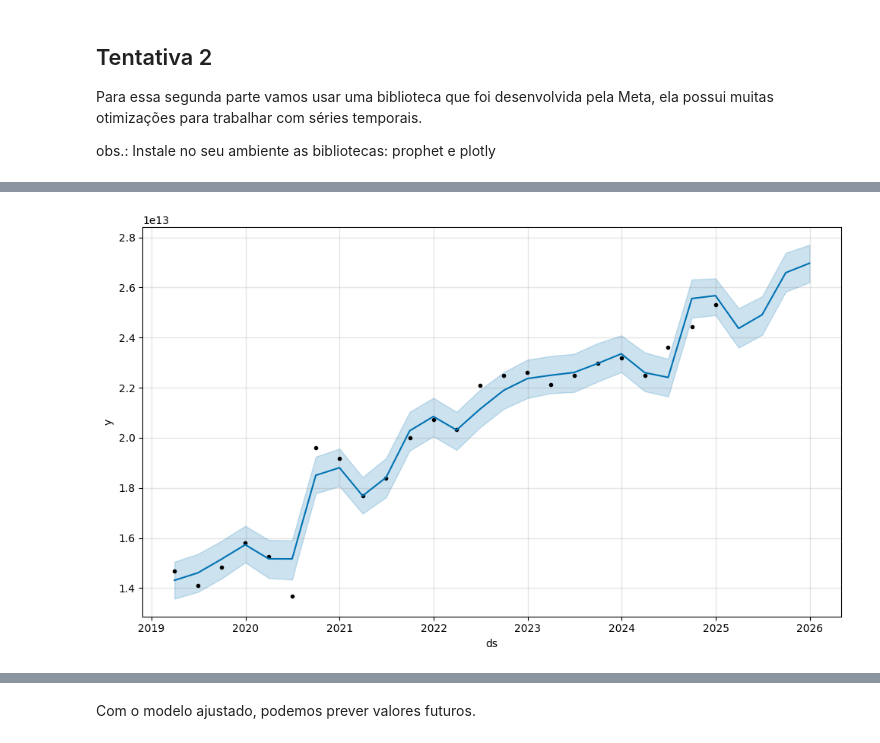
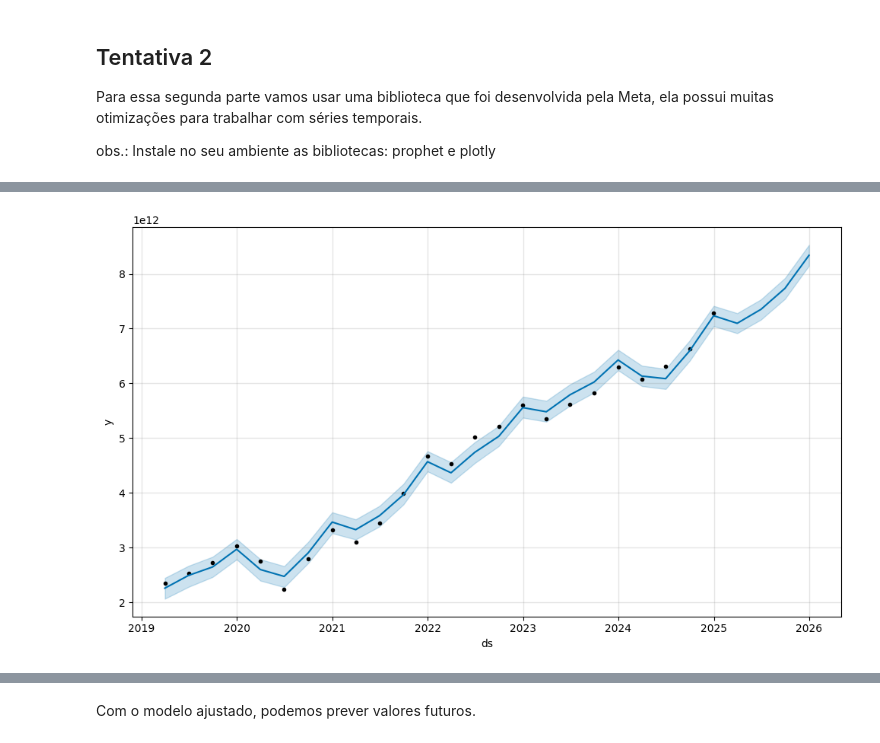
Before and after one commit to cauanwarlly/ETL_BCB, a Jupyter notebook: MachineLearning.ipynb, the cells around one changed output, grey strips where cells are left out. Drawn from its saved outputs; the diff is of its cells as text; code cells hidden in the pictures.

```diff
--- a/MachineLearning.ipynb
+++ b/MachineLearning.ipynb
@@ -80,0 +79,39 @@ plt.show()
+# %%
+melhores_variaveis = importantes.head(8).index.tolist()
+
+df['lag1'] = df['valorCartaoCredito'].shift(1)
+df['lag2'] = df['valorCartaoCredito'].shift(2)
+
+df_model = df.dropna()
+
+X = df_model[melhores_variaveis + ['lag1', 'lag2']]
+y = df_model['valorCartaoCredito']
+
+X_train, X_test, y_train, y_test = train_test_split(X, y, shuffle=False, test_size=0.3)
+
+modelo = RandomForestRegressor(
+    n_estimators=100,
+    max_depth=4,
+    min_samples_split=3,
+    min_samples_leaf=2,
+    max_features='log2',
+    random_state=42
+)
+modelo.fit(X_train, y_train)
+
+y_pred = modelo.predict(X_test)
+rmse = np.sqrt(mean_squared_error(y_test, y_pred))
+print(f"RMSE: {rmse:,.2f}")
+
+y_full = np.concatenate([modelo.predict(X_train), y_pred])
+datas_full = df_model['datatrimestre'].iloc[-len(y_full):]
+plt.figure(figsize=(12, 6))
+plt.plot(df_model['datatrimestre'], df_model['valorCartaoCredito'], label='Valor Real (Total)', color='blue')
+plt.plot(datas_full, y_full, label='Previsão (Modelo)', color='green', linestyle='--')
+plt.title('Previsão do valorCartaoCredito - Toda a Série')
+plt.xlabel('Data')
+plt.ylabel('Valor (R$)')
+plt.legend()
+plt.xticks(rotation=45)
+plt.tight_layout()
+plt.show()
@@ -91,9 +131,9 @@ from prophet import Prophet
 import pandas as pd
 
 
-df_prophet = df[['datatrimestre', 'valorBoleto']].rename(columns={
+df_prophet = df[['datatrimestre', 'valorCartaoCredito']].rename(columns={
     'datatrimestre': 'ds',
-    'valorBoleto': 'y'
+    'valorCartaoCredito': 'y'
 })
 
 
@@ -109,2 +149,2 @@ fig = model.plot(forecast)
-[figure, old version]
+[figure, new version]
 # %%
```
Also changed, not shown: parts of 25 cells of this notebook.
